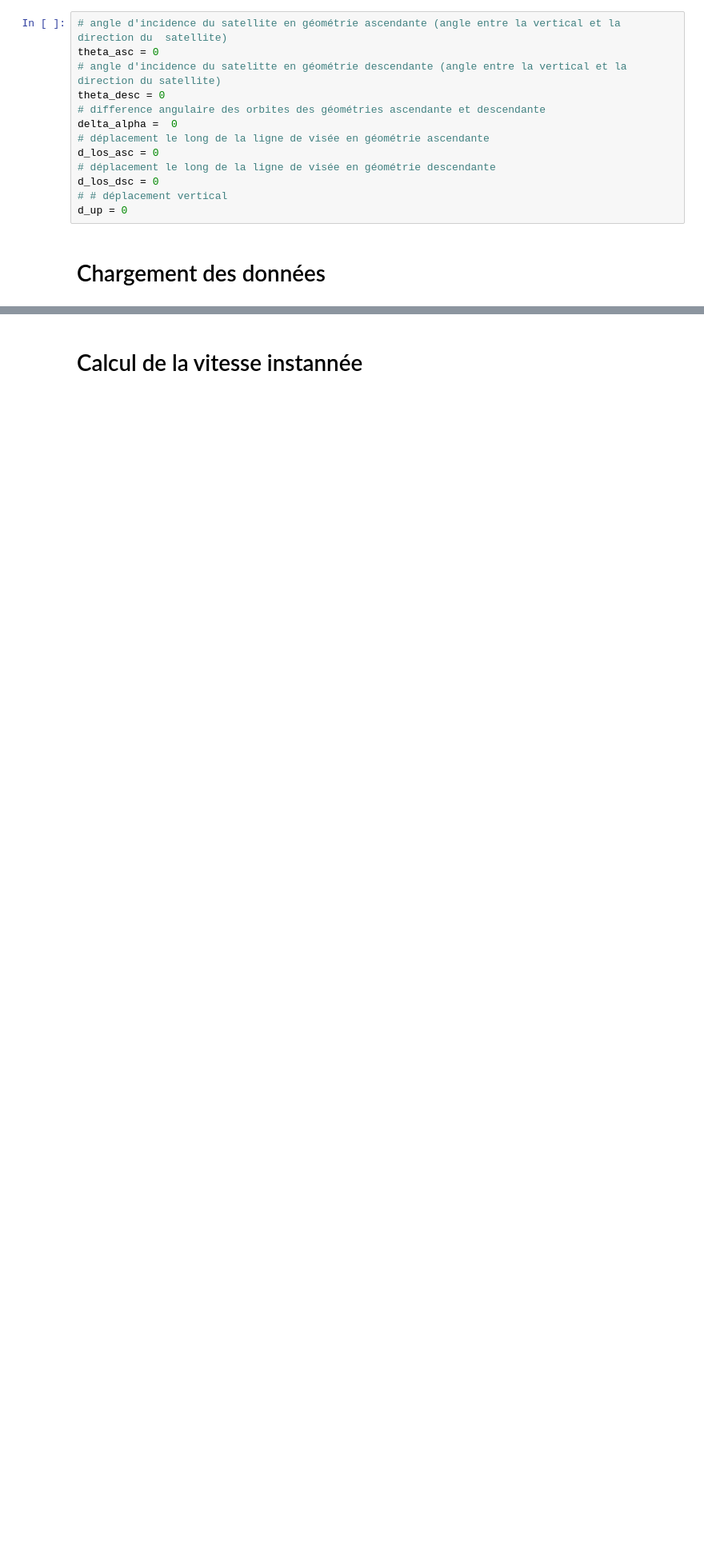
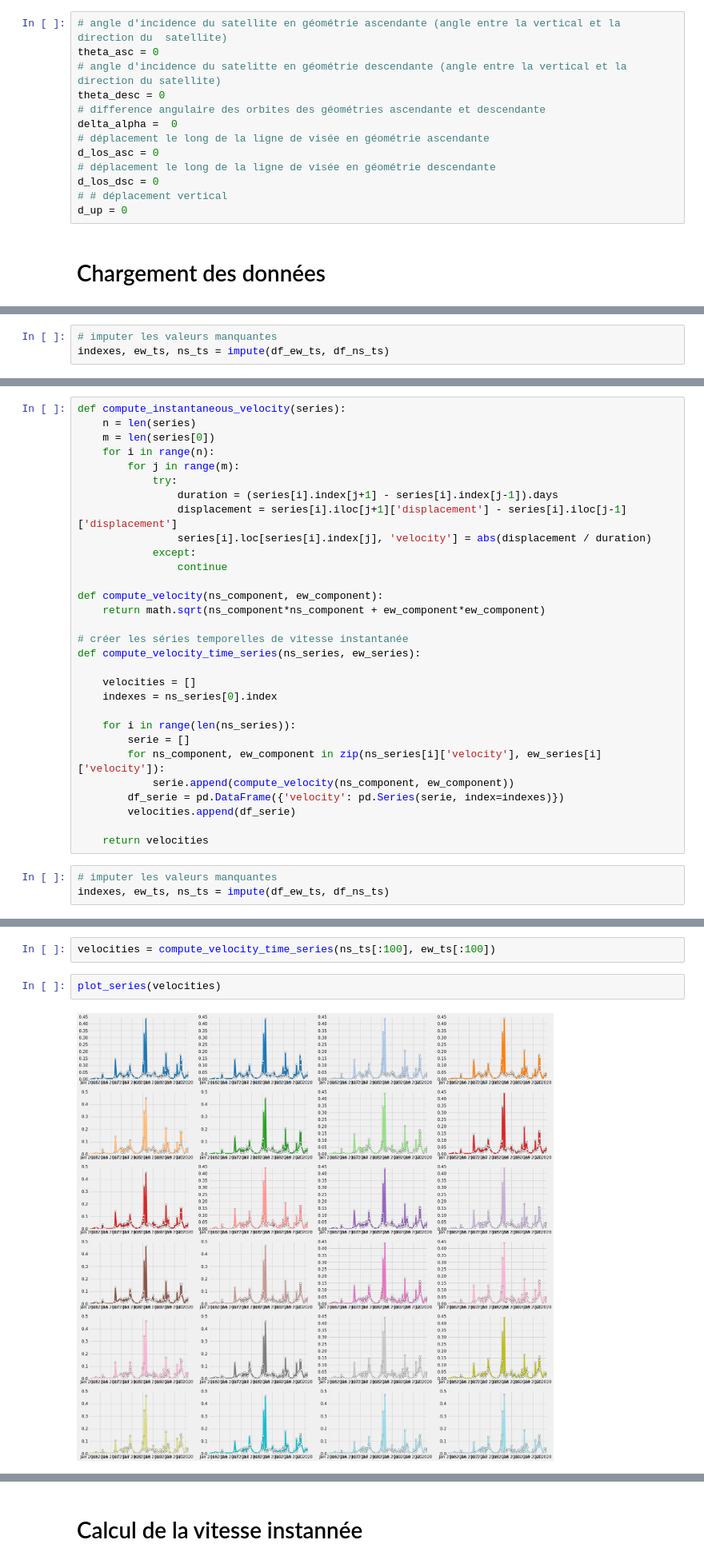
Before and after one commit to EddyVianney/Stage_master2_sdsc_eost, a Jupyter notebook: PMEDV_STAGE_SDSC_EOST.ipynb, the cells around one changed output, grey strips where cells are left out. Shown: that part at 80% size. Drawn from its saved outputs; the diff is of its cells as text; blank space fills up the shorter version.

Commit message:
calcul des vitesse instantanées et des vitesses à partir des composantes Nord-Sud et Est-Ouest

```diff
--- a/PMEDV_STAGE_SDSC_EOST.ipynb
+++ b/PMEDV_STAGE_SDSC_EOST.ipynb
@@ -92,0 +141,3 @@ with open(DATA_PATH + '/' + 'MM_TIO_EW_31TGK_20151227_to_20200906.csv') as csv_f
+# %%
+# imputer les valeurs manquantes
+indexes, ew_ts, ns_ts = impute(df_ew_ts, df_ns_ts)
@@ -92,0 +146,33 @@ with open(DATA_PATH + '/' + 'MM_TIO_EW_31TGK_20151227_to_20200906.csv') as csv_f
+# %%
+def compute_instantaneous_velocity(series):
+    n = len(series)
+    m = len(series[0])
+    for i in range(n):
+        for j in range(m):
+            try:
+                duration = (series[i].index[j+1] - series[i].index[j-1]).days
+                displacement = series[i].iloc[j+1]['displacement'] - series[i].iloc[j-1]['displacement']
+                series[i].loc[series[i].index[j], 'velocity'] = abs(displacement / duration)
+            except:
+                continue
+
+def compute_velocity(ns_component, ew_component):
+    return math.sqrt(ns_component*ns_component + ew_component*ew_component)
+
+# créer les séries temporelles de vitesse instantanée
+def compute_velocity_time_series(ns_series, ew_series):
+
+    velocities = []
+    indexes = ns_series[0].index
+
+    for i in range(len(ns_series)):
+        serie = []
+        for ns_component, ew_component in zip(ns_series[i]['velocity'], ew_series[i]['velocity']):
+            serie.append(compute_velocity(ns_component, ew_component))
+        df_serie = pd.DataFrame({'velocity': pd.Series(serie, index=indexes)})
+        velocities.append(df_serie)
+
+    return velocities
+# %%
+# imputer les valeurs manquantes
+indexes, ew_ts, ns_ts = impute(df_ew_ts, df_ns_ts)
@@ -92,0 +183,6 @@ with open(DATA_PATH + '/' + 'MM_TIO_EW_31TGK_20151227_to_20200906.csv') as csv_f
+# %%
+velocities = compute_velocity_time_series(ns_ts[:100], ew_ts[:100])
+# %%
+plot_series(velocities)
+# %% [output]
+[figure, added]
```
Also changed, not shown: parts of 17 cells of this notebook.
